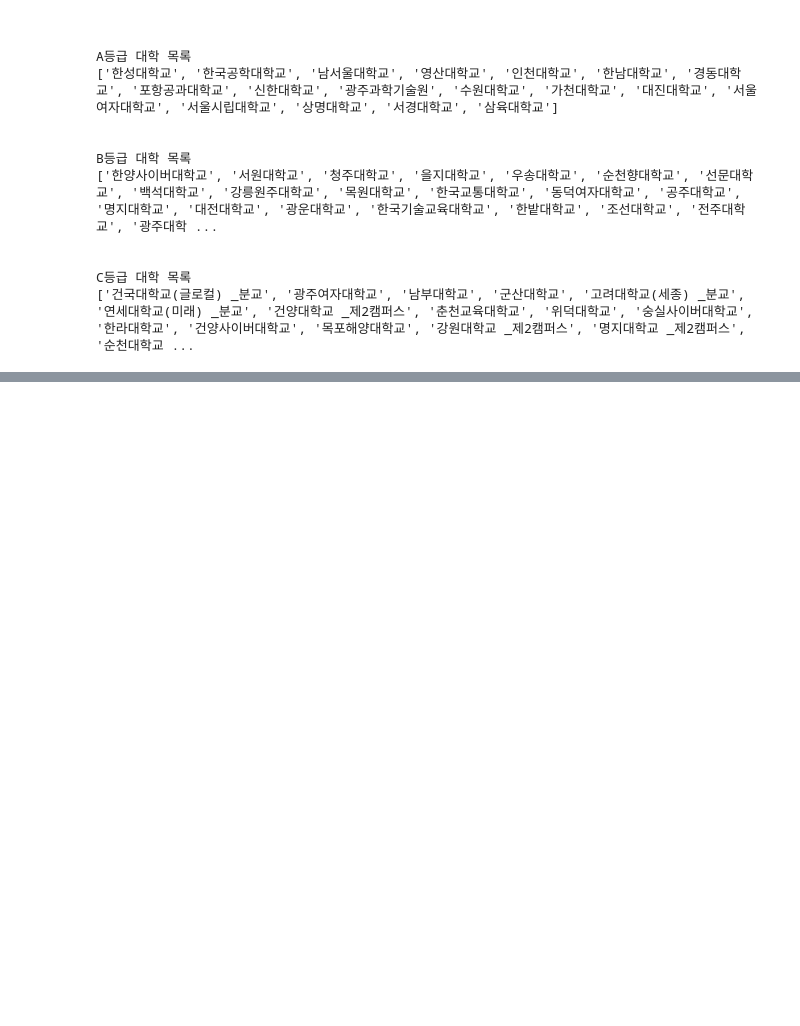
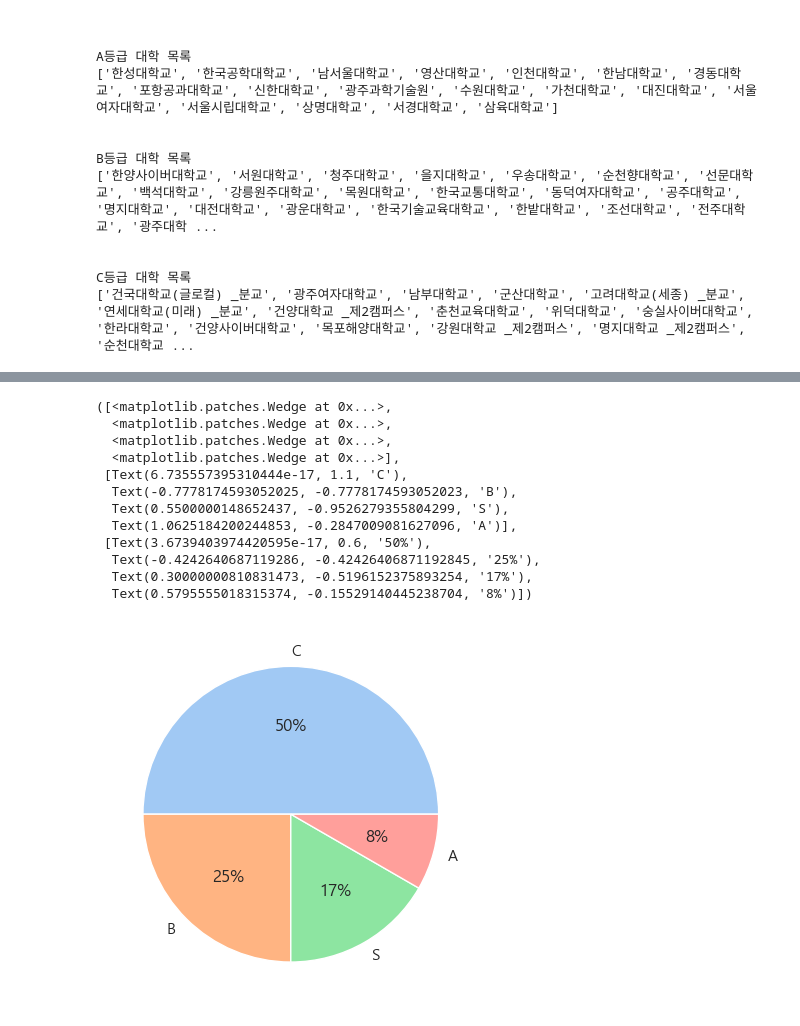
Before and after one commit to seyeon-shijuan/birth-rate-to-universities-visualization, a Jupyter notebook: notebook/individual_notebooks/SeyeonPark_universities_rank_analysis.ipynb, the cells around one changed output, grey strips where cells are left out. Saved outputs shown, nothing was run; the diff lists cells and outputs as text; code cells hidden in the pictures; blank space fills up the shorter version.

```diff
--- a/notebook/individual_notebooks/SeyeonPark_universities_rank_analysis.ipynb
+++ b/notebook/individual_notebooks/SeyeonPark_universities_rank_analysis.ipynb
@@ -790,0 +850,29 @@ C등급 대학 목록
+# %%
+def make_piechart(area, df, area_col, val_col):
+    base_area = df[df[area_col]==area]
+    base_dict = dict(base_area[val_col].value_counts())
+    base_data = []
+    base_labels = []
+    for k, v in base_dict.items():
+        base_data.append(v)
+        base_labels.append(k)
+    pie_colors = sns.color_palette('pastel')
+    ax = plt.pie(base_data, labels = base_labels, colors = pie_colors, autopct='%.0f%%')
+    return ax
+# %%
+ret = make_piechart(area='강원권', df=uni_safety_grade, area_col='권역', val_col='grade')
+ret
+# %% [output]
+([<matplotlib.patches.Wedge at 0x...>,
+  <matplotlib.patches.Wedge at 0x...>,
+  <matplotlib.patches.Wedge at 0x...>,
+  <matplotlib.patches.Wedge at 0x...>],
+ [Text(6.735557395310444e-17, 1.1, 'C'),
+  Text(-0.7778174593052025, -0.7778174593052023, 'B'),
+  Text(0.5500000148652437, -0.9526279355804299, 'S'),
+  Text(1.0625184200244853, -0.2847009081627096, 'A')],
+ [Text(3.6739403974420595e-17, 0.6, '50%'),
+  Text(-0.4242640687119286, -0.42426406871192845, '25%'),
+  Text(0.30000000810831473, -0.5196152375893254, '17%'),
+  Text(0.5795555018315374, -0.15529140445238704, '8%')])
+[figure, added]
```
Also changed, not shown: parts of 25 cells of this notebook.
